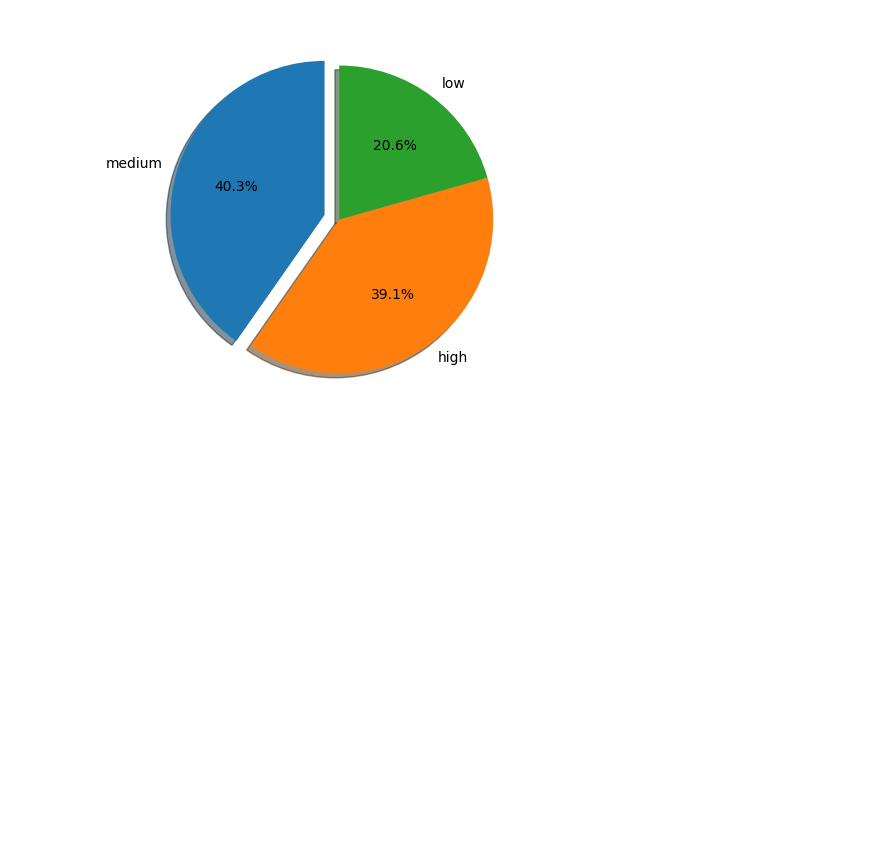
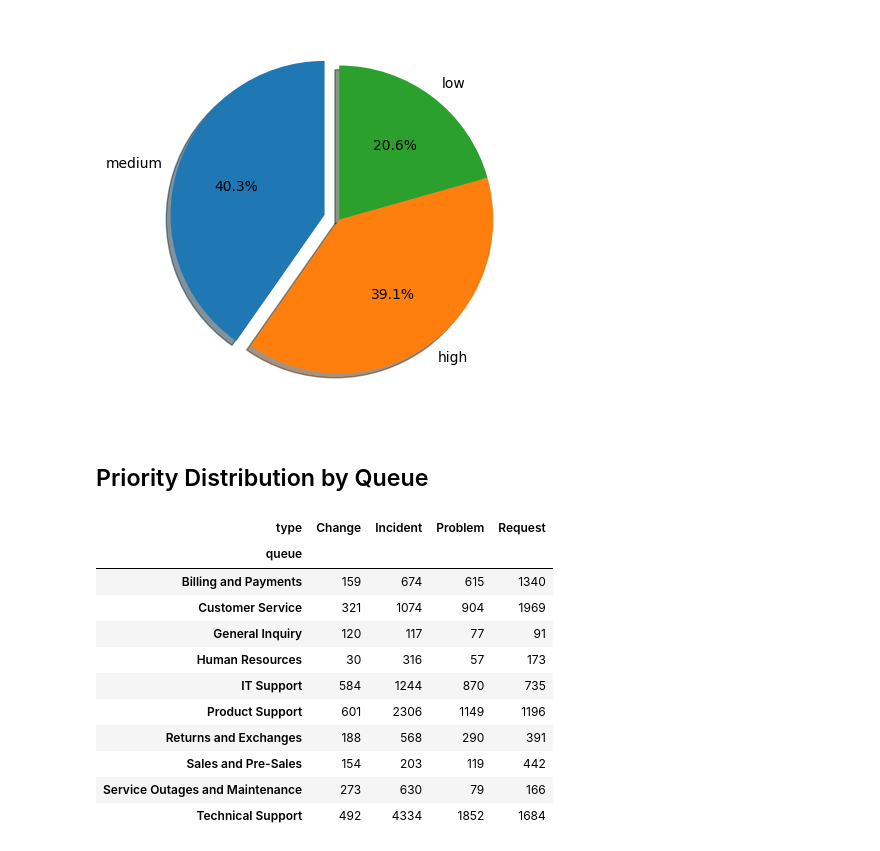
Before and after one commit to janoantelo7/IT-ticket-classifier, a Jupyter notebook: notebooks/it-ticket-classifier.ipynb, the cells around one changed output. Drawn from its saved outputs; the diff is of its cells as text; code cells hidden in the pictures; blank space fills up the shorter version.

Commit message:
feat: add analysis of ticket type distribution by queue

```diff
--- a/notebooks/it-ticket-classifier.ipynb
+++ b/notebooks/it-ticket-classifier.ipynb
@@ -203,3 +203,21 @@ Name: count, dtype: int64
 
 Graphic representation
 [figure]
+# %% [markdown]
+## Priority Distribution by Queue
+# %%
+result = df_original.groupby(['queue', 'type']).size().unstack(fill_value=0)
+display(result)
+# %% [output]
+| type | Change | Incident | Problem | Request |
+| queue |  |  |  |  |
+| Billing and Payments | 159 | 674 | 615 | 1340 |
+| Customer Service | 321 | 1074 | 904 | 1969 |
+| General Inquiry | 120 | 117 | 77 | 91 |
+| Human Resources | 30 | 316 | 57 | 173 |
+| IT Support | 584 | 1244 | 870 | 735 |
+| Product Support | 601 | 2306 | 1149 | 1196 |
+| Returns and Exchanges | 188 | 568 | 290 | 391 |
+| Sales and Pre-Sales | 154 | 203 | 119 | 442 |
+| Service Outages and Maintenance | 273 | 630 | 79 | 166 |
+| Technical Support | 492 | 4334 | 1852 | 1684 |
```
